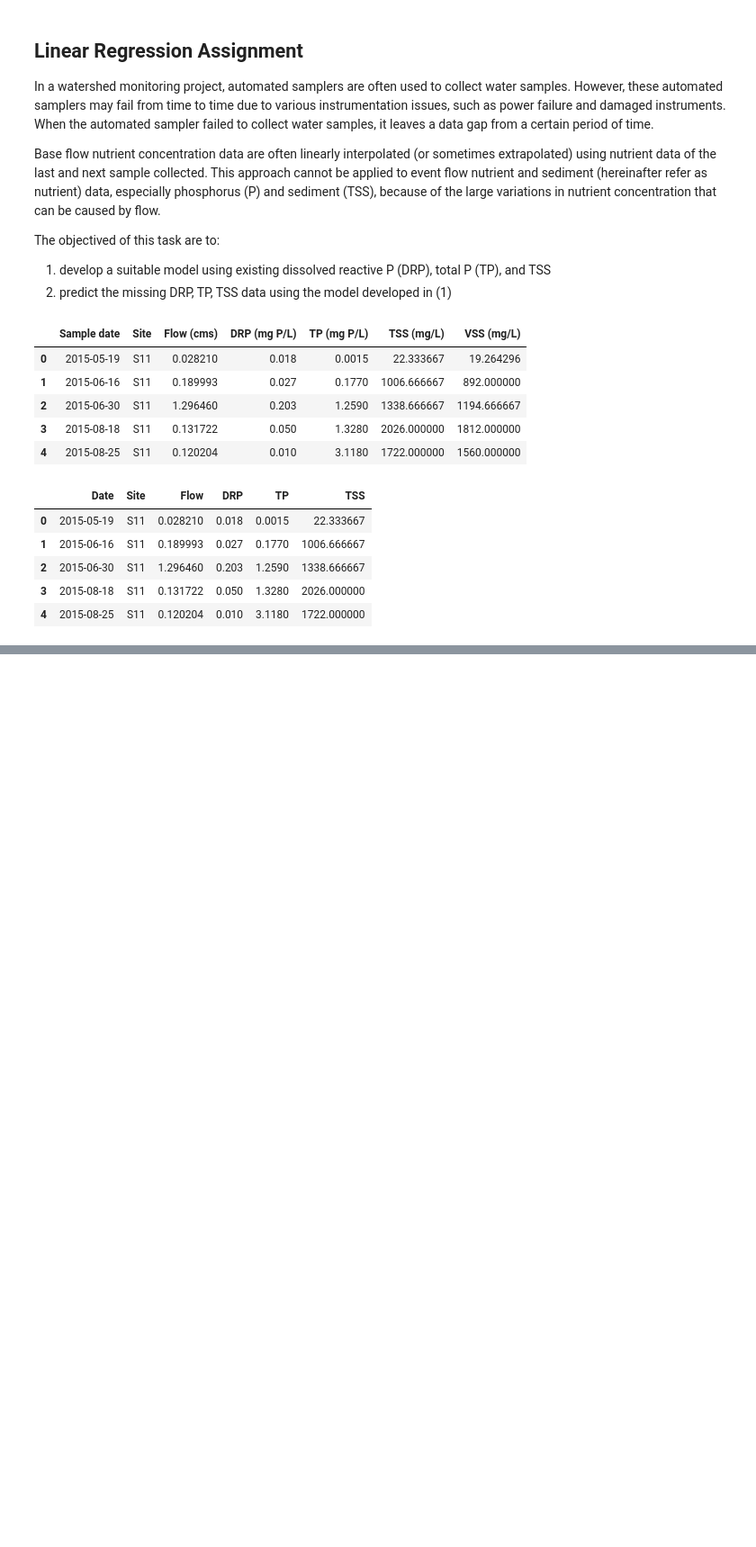
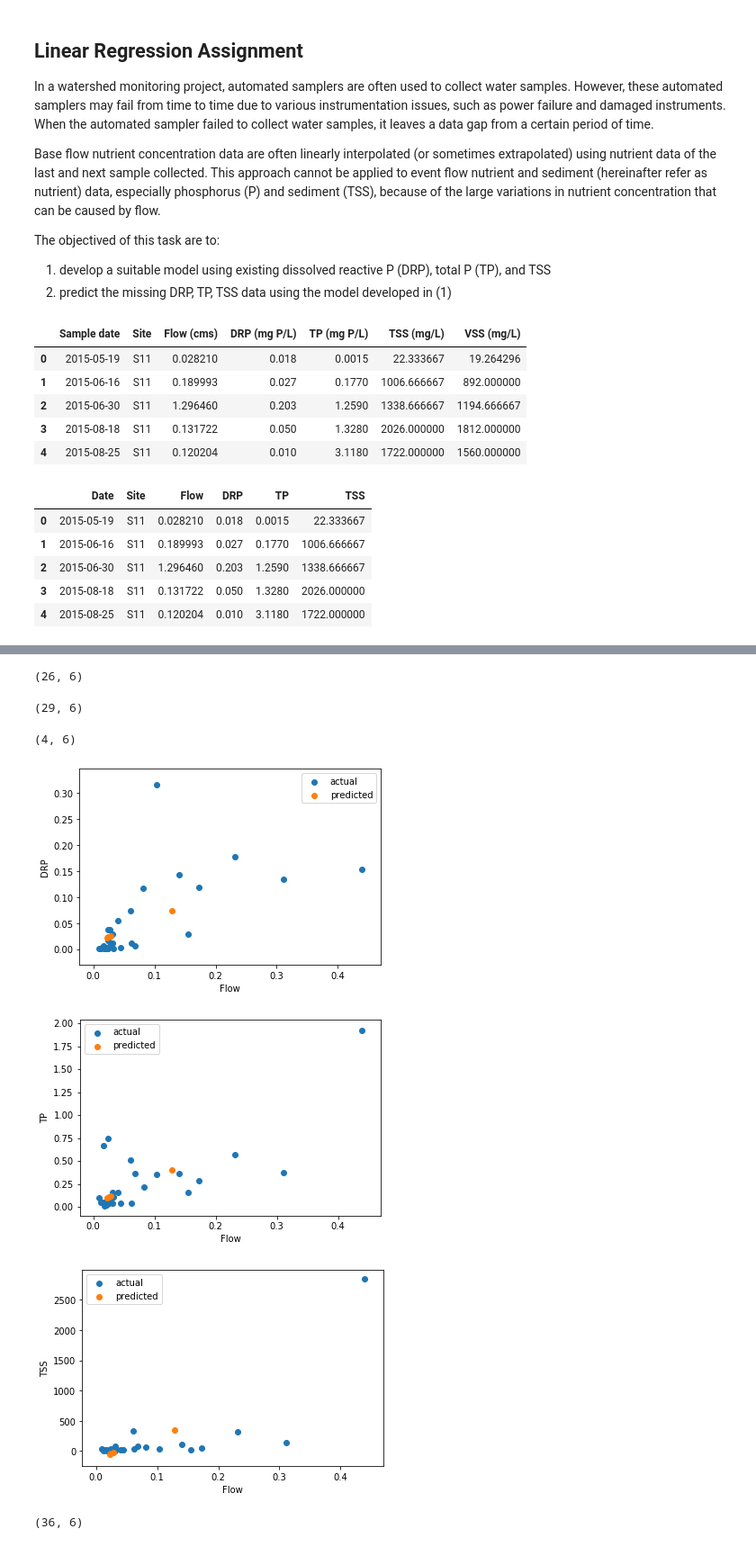
Before and after one commit to jiyeow/516x, a Jupyter notebook: module3/JY_Linear regression assignment.ipynb, the cells around one changed output, grey strips where cells are left out. Shown: that part at 90% size. Drawn from its saved outputs; the diff is of its cells as text; code cells hidden in the pictures; blank space fills up the shorter version.

```diff
--- a/module3/JY_Linear regression assignment.ipynb
+++ b/module3/JY_Linear regression assignment.ipynb
@@ -77,0 +243,48 @@ dtype: float64
+# %%
+data_11.shape
+# %% [output]
+(26, 6)
+# %%
+merged_11 = pd.concat([data_11, predictions_11], sort=True)
+merged_11 = merged_11.sort_values(by=['Date'])
+merged_11.shape
+# %% [output]
+(29, 6)
+# %%
+# predict values and export the values into a dataframe for S12
+list_of_comparisons = ['DRP ~ Flow', 'TP ~ Flow', 'TSS ~ Flow']
+predictions_12 = pd.DataFrame(columns=list(list_of_comparisons))
+
+for x in list_of_comparisons:
+    result = smf.ols(formula=x, data=data_12).fit()
+    prednull_12 = result.predict(data_12_null['Flow'])
+    predictions_12.loc[:, x] = prednull_12
+
+# add the values back into this new dataframe - getting the dataframe ready to merge with the main dataframe
+predictions_12 ['Flow'] = data_12_null ['Flow']
+predictions_12 ['Date'] = data_12_null ['Date']
+predictions_12 ['Site'] = 'S12'
+predictions_12 = predictions_12.rename(columns={'DRP ~ Flow': 'DRP', 'TP ~ Flow': 'TP', 'TSS ~ Flow': 'TSS'})
+predictions_12.shape
+# %% [output]
+(4, 6)
+# %%
+analytes = ['DRP', 'TP', 'TSS']
+
+for x in analytes:
+    plt.scatter(data_12['Flow'], data_12[x], label='actual')
+    plt.scatter(predictions_12['Flow'], predictions_12[x], label='predicted')
+    plt.legend()
+    plt.xlabel('Flow')
+    plt.ylabel(x)
+    plt.show()
+# %% [output]
+[figure, added]
+[figure, added]
+[figure, added]
+# %%
+merged_12 = pd.concat([data_12, predictions_12], sort=True)
+merged_12 = merged_12.sort_values(by=['Date'])
+merged_12.shape
+# %% [output]
+(36, 6)
```
Also changed, not shown: parts of 17 cells of this notebook, 3 other files.
